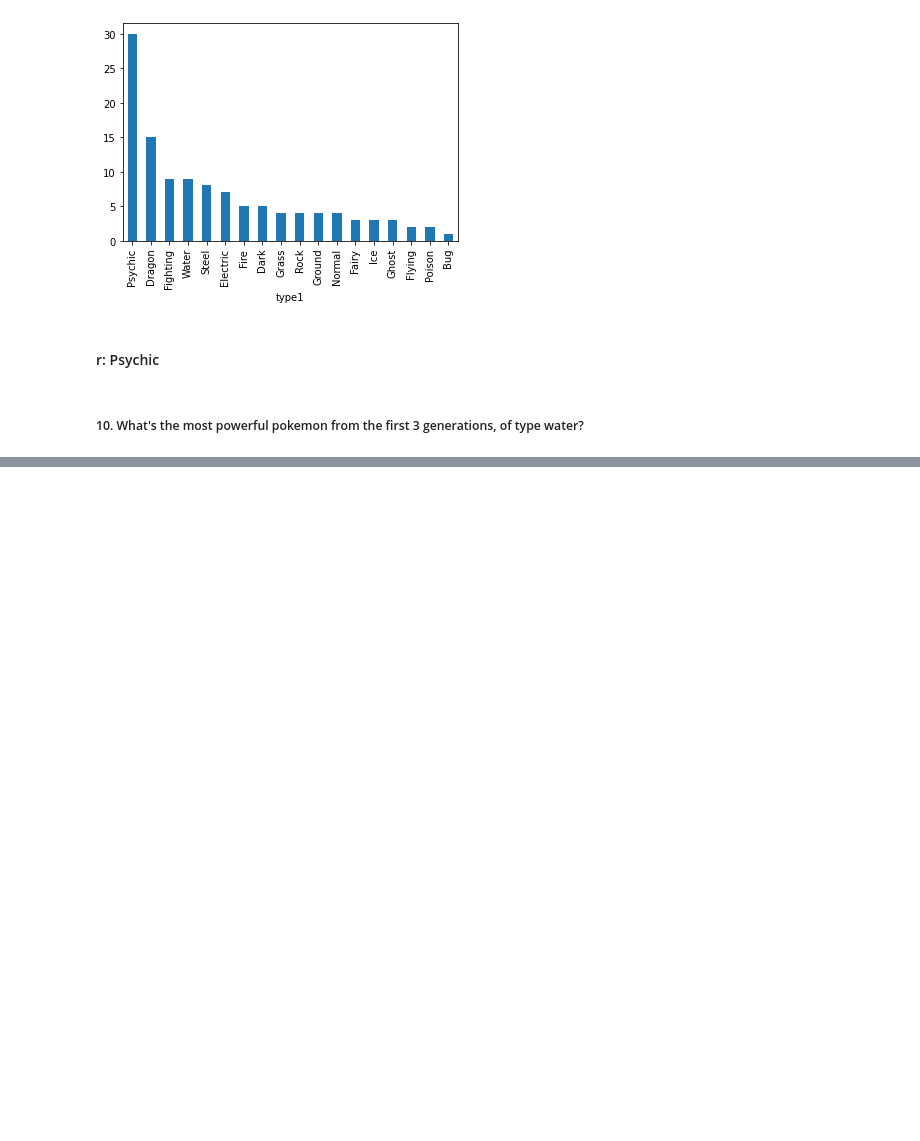
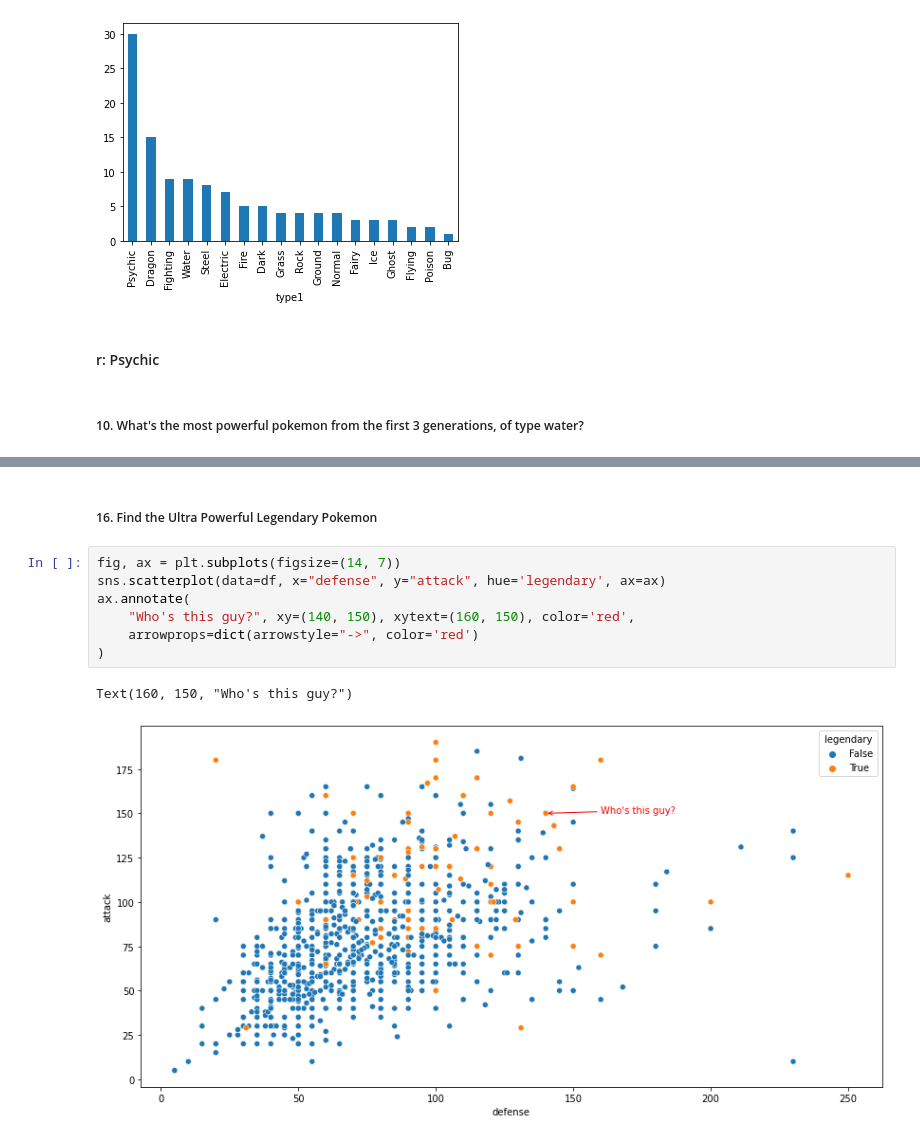
Before and after one commit to MatheusMalta002/Ciencia-de-dados-Pandas, a Jupyter notebook: Filtering_and_sorting/Practicing filtering sorting with Pokemon.ipynb, the cells around one changed output, grey strips where cells are left out. Saved outputs shown, nothing was run; the diff lists cells and outputs as text; blank space fills up the shorter version.

```diff
--- a/Filtering_and_sorting/Practicing filtering sorting with Pokemon.ipynb
+++ b/Filtering_and_sorting/Practicing filtering sorting with Pokemon.ipynb
@@ -322,0 +397,12 @@ In progress... 6 questions left
+# %% [markdown]
+##### 16. Find the Ultra Powerful Legendary Pokemon
+# %%
+fig, ax = plt.subplots(figsize=(14, 7))
+sns.scatterplot(data=df, x="defense", y="attack", hue='legendary', ax=ax)
+ax.annotate(
+    "Who's this guy?", xy=(140, 150), xytext=(160, 150), color='red',
+    arrowprops=dict(arrowstyle="->", color='red')
+)
+# %% [output]
+Text(160, 150, "Who's this guy?")
+[figure, added]
```
Also changed, not shown: parts of 19 cells of this notebook.
